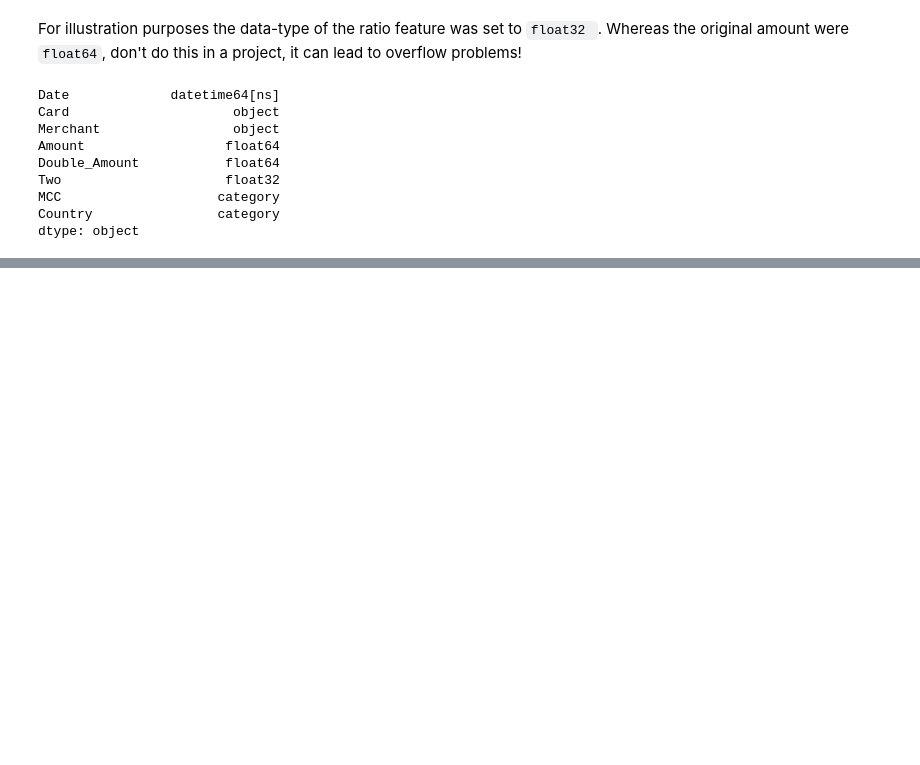
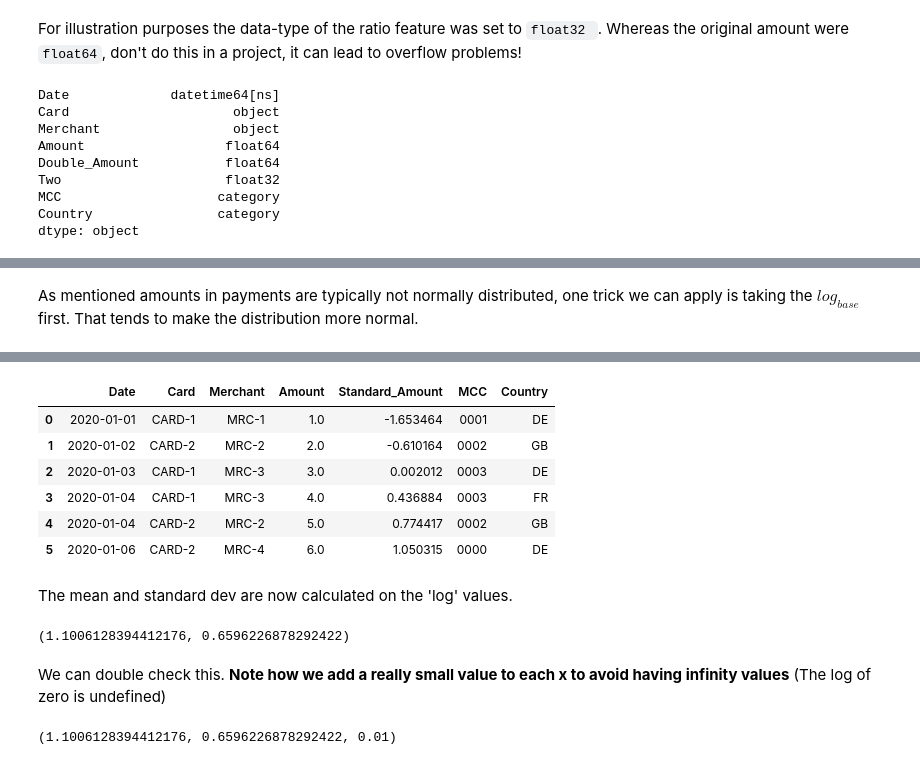
Before and after one commit to t0kk35/eng1n3, a Jupyter notebook: notebooks/01_Intro_into_features.ipynb, the cells around one changed output, grey strips where cells are left out. Saved outputs shown, nothing was run; the diff lists cells and outputs as text; code cells hidden in the pictures; blank space fills up the shorter version.

```diff
--- a/notebooks/01_Intro_into_features.ipynb
+++ b/notebooks/01_Intro_into_features.ipynb
@@ -520,0 +647,18 @@ dtype: object
+# %% [markdown]
+As mentioned amounts in payments are typically not normally distributed, one trick we can apply is taking the $log_{base}$ first. That tends to make the distribution more normal.
+# %%
+# Define NormalizerStandard
+standard_log = ft.FeatureNormalizeStandard(
+    'Standard_Amount',       # Name of the feature
+    ft.FEATURE_TYPE_FLOAT,   # Data type of the feature, in this case a Float.
+    amount,                  # The base feature we want to standardize. Here we are scaling the amount
+    'e'                      # Define the log-base, each value will now be log transformed first
+)
+
+td = ft.TensorDefinition('Features', [date, card, merchant, amount, standard_log, mcc, country])
+
+with en.EnginePandas(num_threads=1) as e:
+    df = e.df_from_csv(td, file, inference=False)
+
+df
+# %% [output]
@@ -520,0 +671,19 @@ dtype: object
+|  | Date | Card | Merchant | Amount | Standard_Amount | MCC | Country |
+| 0 | 2020-01-01 | CARD-1 | MRC-1 | 1.0 | -1.653464 | 0001 | DE |
+| 1 | 2020-01-02 | CARD-2 | MRC-2 | 2.0 | -0.610164 | 0002 | GB |
+| 2 | 2020-01-03 | CARD-1 | MRC-3 | 3.0 | 0.002012 | 0003 | DE |
+| 3 | 2020-01-04 | CARD-1 | MRC-3 | 4.0 | 0.436884 | 0003 | FR |
+| 4 | 2020-01-04 | CARD-2 | MRC-2 | 5.0 | 0.774417 | 0002 | GB |
+| 5 | 2020-01-06 | CARD-2 | MRC-4 | 6.0 | 1.050315 | 0000 | DE |
+# %% [markdown]
+The mean and standard dev are now calculated on the 'log' values.
+# %%
+standard_log.mean,standard_log.stddev
+# %% [output]
+(1.1006128394412176, 0.6596226878292422)
+# %% [markdown]
+We can double check this. **Note how we add a really small value to each x to avoid having infinity values** (The log of zero is undefined)
+# %%
+(np.log(df['Amount']+standard_log.delta)).mean(),(np.log(df['Amount']+standard_log.delta)).std(),standard_log.delta
+# %% [output]
+(1.1006128394412176, 0.6596226878292422, 0.01)
```
Also changed, not shown: parts of 32 cells of this notebook, 2 other files.
